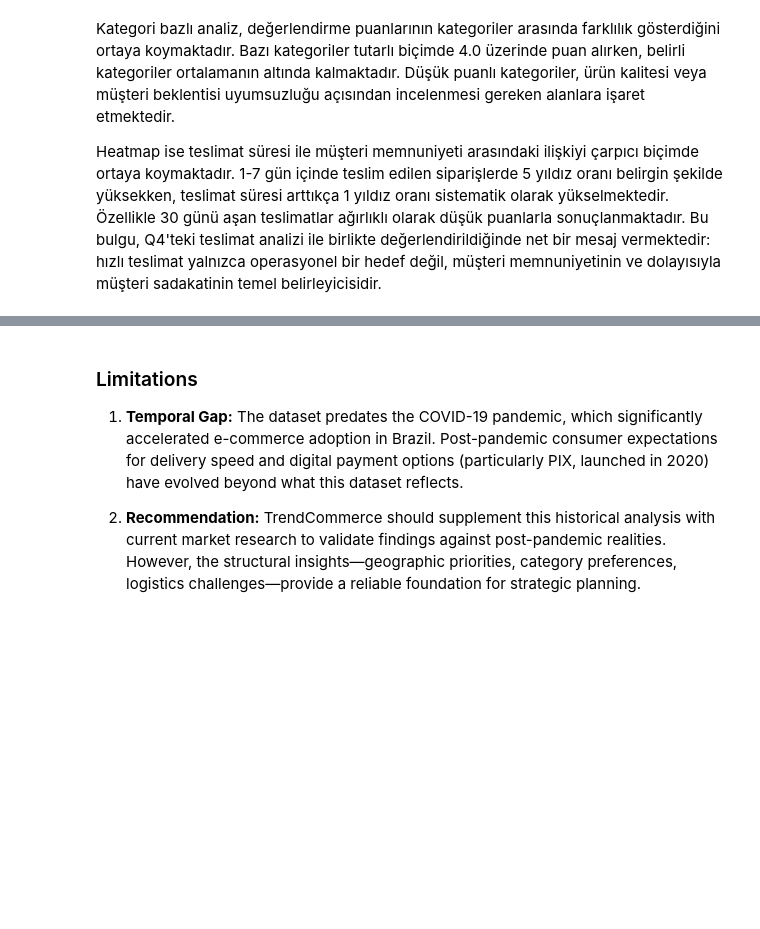
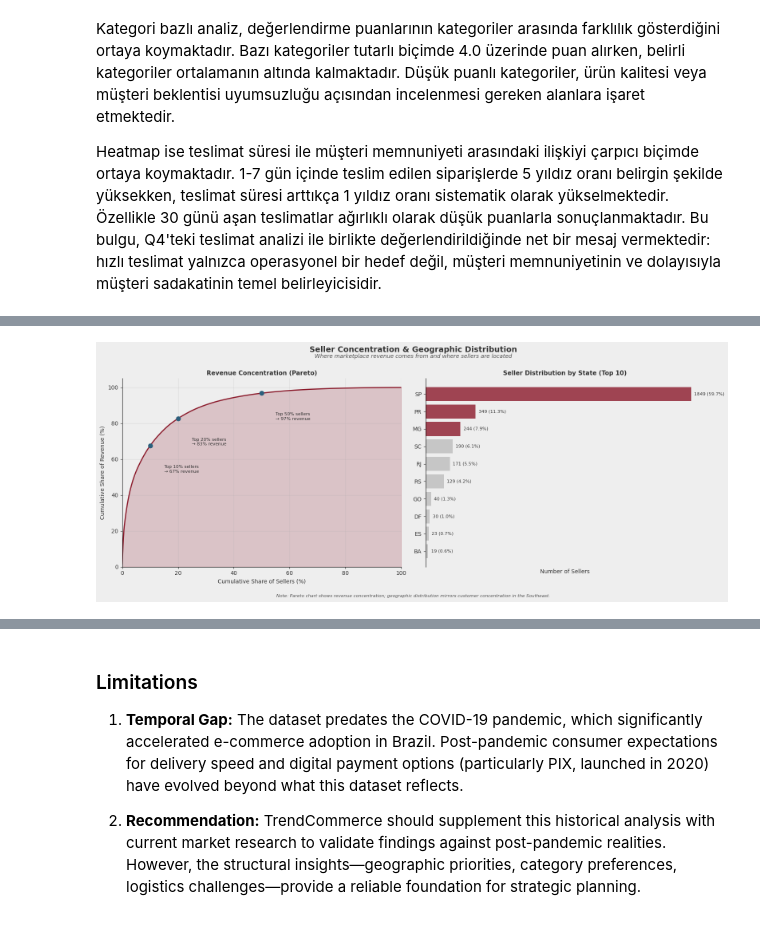
Before and after one commit to celinehacioglu/E-Commerce-Market-Analysis, a Jupyter notebook: analysis.ipynb, the cells around one changed output, grey strips where cells are left out. Drawn from its saved outputs; the diff is of its cells as text; code cells hidden in the pictures; blank space fills up the shorter version.

Commit message:
fix overlapping labels, add per-chart captions, simplify code

```diff
--- a/analysis.ipynb
+++ b/analysis.ipynb
@@ -182,4 +182,9 @@ The following preprocessing steps were applied to prepare the data for analysis:
 # %%
+
+orders = orders.copy()
+reviews = reviews.copy()
+products = products.copy()
+geolocation = geolocation.copy()
 
 date_columns = ['order_purchase_timestamp', 'order_approved_at',
                 'order_delivered_carrier_date', 'order_delivered_customer_date',
@@ -888,0 +908,67 @@ Heatmap ise teslimat süresi ile müşteri memnuniyeti arasındaki ilişkiyi ça
+# %%
+# Seller revenue concentration
+seller_revenue = order_items.groupby('seller_id')['price'].sum().sort_values(ascending=False)
+total_revenue = seller_revenue.sum()
+seller_revenue_cum_pct = (seller_revenue.cumsum() / total_revenue * 100)
+seller_rank_pct = np.arange(1, len(seller_revenue) + 1) / len(seller_revenue) * 100
+
+# Seller geographic distribution
+sellers_by_state = sellers['seller_state'].value_counts().head(10)
+total_sellers = len(sellers)
+
+fig, (ax1, ax2) = plt.subplots(1, 2, figsize=(16, 6))
+fig.patch.set_facecolor('#EEEEEE')
+ax1.set_facecolor('#EEEEEE')
+ax2.set_facecolor('#EEEEEE')
+
+fig.suptitle('Seller Concentration & Geographic Distribution',
+             fontsize=14, fontweight='bold', y=1.02)
+fig.text(0.5, 0.97, 'Where marketplace revenue comes from and where sellers are located',
+         ha='center', fontsize=10, fontstyle='italic', color='#555555')
+
+# Left: Pareto curve
+ax1.plot(seller_rank_pct, seller_revenue_cum_pct.values, color='#8B1A2B', linewidth=2)
+ax1.fill_between(seller_rank_pct, seller_revenue_cum_pct.values, alpha=0.2, color='#8B1A2B')
+
+for threshold_pct in [10, 20, 50]:
+    idx = int(len(seller_revenue) * threshold_pct / 100) - 1
+    rev_share = seller_revenue_cum_pct.iloc[idx]
+    ax1.scatter(threshold_pct, rev_share, color='#2C5F7C', s=60, zorder=5)
+    ax1.annotate(f'Top {threshold_pct}% sellers\n→ {rev_share:.0f}% revenue',
+                 xy=(threshold_pct, rev_share),
+                 xytext=(threshold_pct + 5, rev_share - 15),
+                 fontsize=8, color='#333333')
+
+ax1.set_xlabel('Cumulative Share of Sellers (%)')
+ax1.set_ylabel('Cumulative Share of Revenue (%)')
+ax1.set_title('Revenue Concentration (Pareto)', fontsize=11, fontweight='bold')
+ax1.set_xlim(0, 100)
+ax1.set_ylim(0, 105)
+ax1.grid(True, alpha=0.3)
+ax1.spines['top'].set_visible(False)
+ax1.spines['right'].set_visible(False)
+
+# Right: Sellers by state
+bar_colors = ['#8B1A2B']*3 + ['#BDBDBD']*7
+ax2.barh(sellers_by_state.index, sellers_by_state.values, color=bar_colors, alpha=0.8)
+ax2.invert_yaxis()
+
+for i, (state, count) in enumerate(sellers_by_state.items()):
+    pct = count / total_sellers * 100
+    ax2.text(count + 20, i, f'{count} ({pct:.1f}%)', va='center', fontsize=8)
+
+ax2.set_xlabel('Number of Sellers')
+ax2.set_title('Seller Distribution by State (Top 10)', fontsize=11, fontweight='bold')
+ax2.spines['top'].set_visible(False)
+ax2.spines['right'].set_visible(False)
+ax2.spines['bottom'].set_visible(False)
+ax2.set_xticks([])
+
+fig.text(0.5, -0.03,
+         'Note: Pareto chart shows revenue concentration; geographic distribution mirrors customer concentration in the Southeast.',
+         ha='center', fontsize=8, fontstyle='italic', color='#555555')
+
+plt.tight_layout()
+plt.show()
+# %% [output]
+[figure, added]
```
Also changed, not shown: parts of 18 cells of this notebook.
